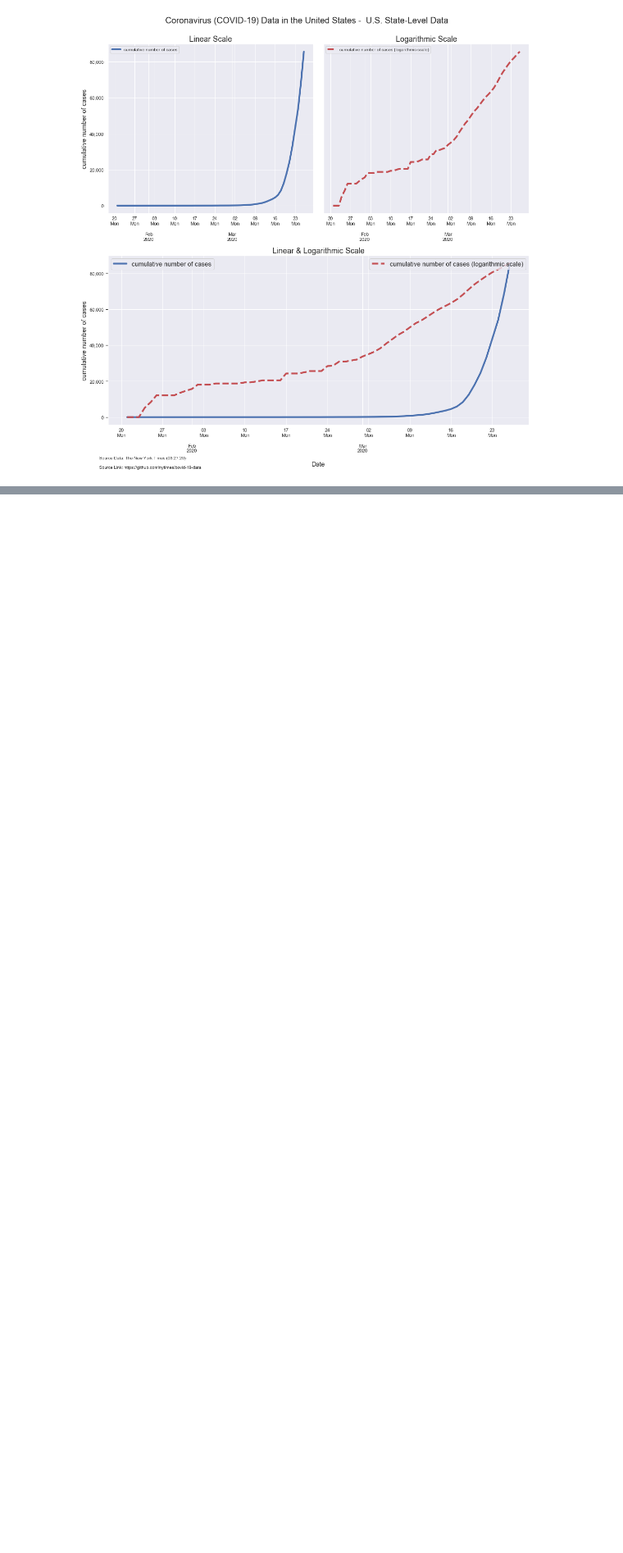
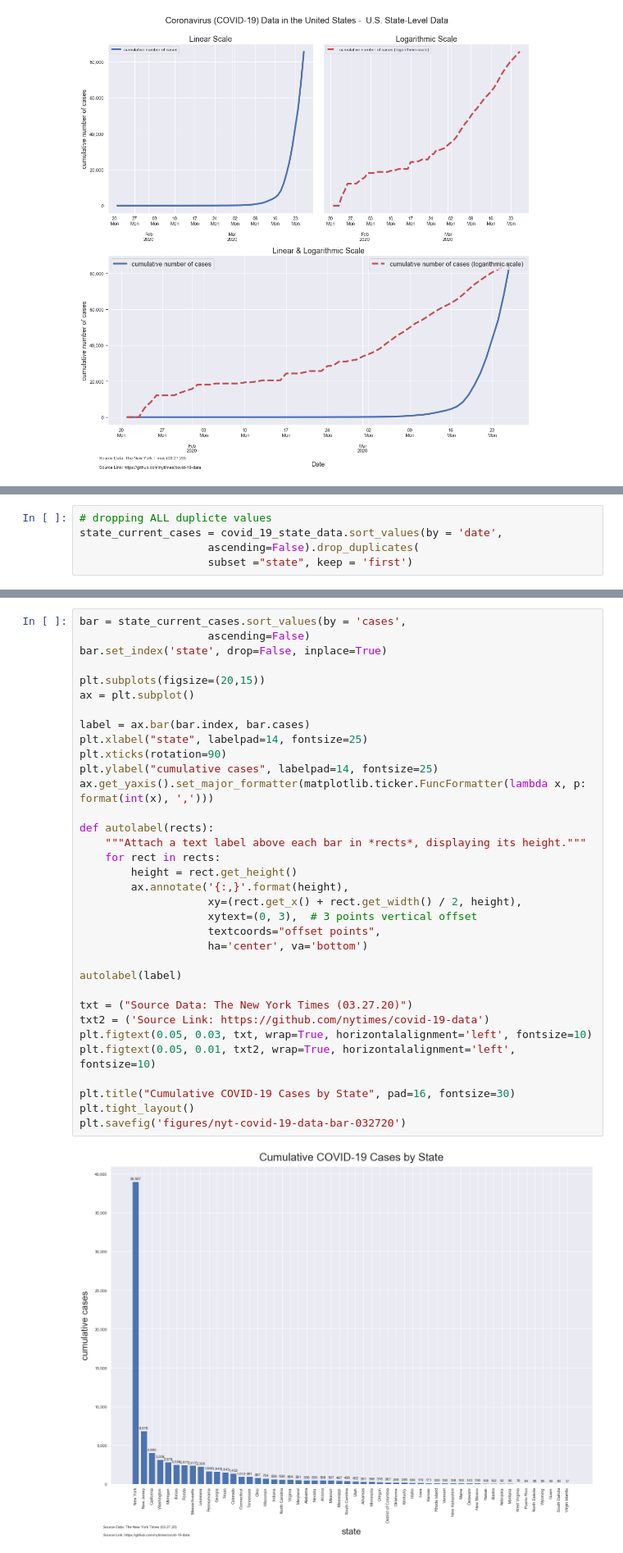
Before and after one commit to mebauer/covid-19-states, a Jupyter notebook: covid-19-data.ipynb, the cells around one changed output, grey strips where cells are left out. Shown: that part at 82% size. Cells and saved outputs as stored; diff of their text form; blank space fills up the shorter version.

Commit message:
adding bar charts for cases by state

```diff
--- a/covid-19-data.ipynb
+++ b/covid-19-data.ipynb
@@ -340,0 +344,5 @@ plt.savefig('figures/nyt-covid-19-data-3subplots-032720')
+# %%
+# dropping ALL duplicte values
+state_current_cases = covid_19_state_data.sort_values(by = 'date',
+                    ascending=False).drop_duplicates(
+                    subset ="state", keep = 'first')
@@ -340,0 +383,36 @@ plt.savefig('figures/nyt-covid-19-data-3subplots-032720')
+# %%
+bar = state_current_cases.sort_values(by = 'cases',
+                    ascending=False)
+bar.set_index('state', drop=False, inplace=True)
+
+plt.subplots(figsize=(20,15))
+ax = plt.subplot()
+
+label = ax.bar(bar.index, bar.cases)
+plt.xlabel("state", labelpad=14, fontsize=25)
+plt.xticks(rotation=90)
+plt.ylabel("cumulative cases", labelpad=14, fontsize=25)
+ax.get_yaxis().set_major_formatter(matplotlib.ticker.FuncFormatter(lambda x, p: format(int(x), ',')))
+
+def autolabel(rects):
+    """Attach a text label above each bar in *rects*, displaying its height."""
+    for rect in rects:
+        height = rect.get_height()
+        ax.annotate('{:,}'.format(height),
+                    xy=(rect.get_x() + rect.get_width() / 2, height),
+                    xytext=(0, 3),  # 3 points vertical offset
+                    textcoords="offset points",
+                    ha='center', va='bottom')
+
+autolabel(label)
+
+txt = ("Source Data: The New York Times (03.27.20)")
+txt2 = ('Source Link: https://github.com/nytimes/covid-19-data')
+plt.figtext(0.05, 0.03, txt, wrap=True, horizontalalignment='left', fontsize=10)
+plt.figtext(0.05, 0.01, txt2, wrap=True, horizontalalignment='left', fontsize=10)
+
+plt.title("Cumulative COVID-19 Cases by State", pad=16, fontsize=30)
+plt.tight_layout()
+plt.savefig('figures/nyt-covid-19-data-bar-032720')
+# %% [output]
+[figure, added]
```
Also changed, not shown: parts of 9 cells of this notebook, 5 other files.
